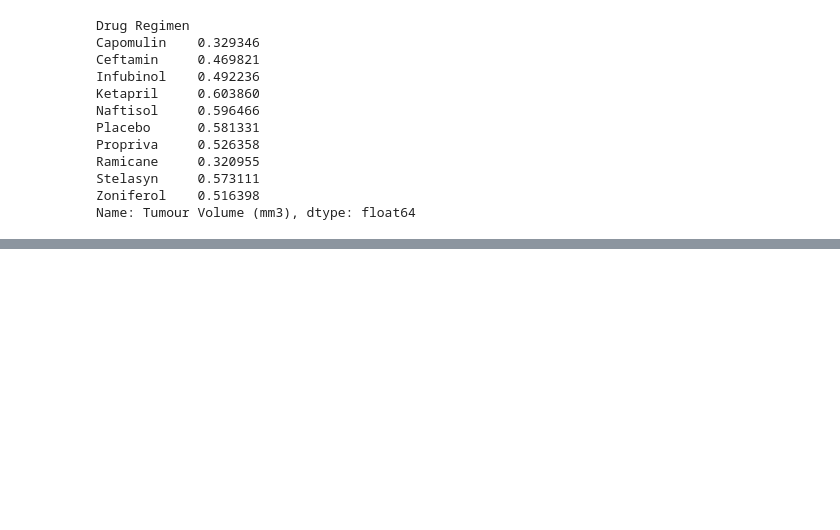
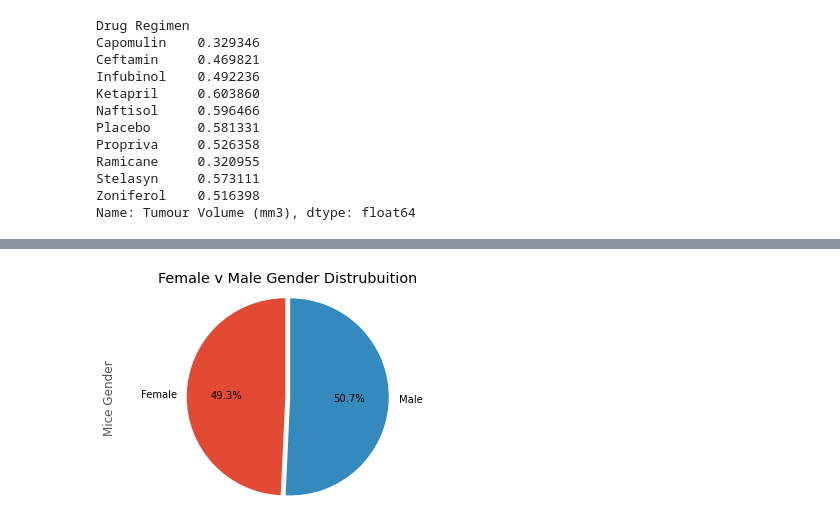
Before and after one commit to TroyFoote/Pymaceuticals_Data_Visualisation, a Jupyter notebook: Main.ipynb, the cells around one changed output, grey strips where cells are left out. Saved outputs shown, nothing was run; the diff lists cells and outputs as text; code cells hidden in the pictures; blank space fills up the shorter version.

```diff
--- a/Main.ipynb
+++ b/Main.ipynb
@@ -217,0 +244,14 @@ tvc_agg_sem = tumour_volume_combined['Tumour Volume (mm3) SEM'].agg('sem')
+# %%
+# Generate a pie plot showing the distribution of female versus male mice using Pandas
+mouse_gender = mouse_clean_data.groupby('Sex')['Sex'].count()
+
+#Create pie chart
+mouse_gender_pie = mouse_gender.plot(kind='pie', y='Sex', title=("Female v Male Gender Distrubuition"), autopct="%1.1f%%",
+                                        explode=explode, startangle=90)
+mouse_gender_pie.set_ylabel("Mice Gender")
+
+plt.axis("equal")
+
+mouse_gender_pie;
+# %% [output]
+[figure, added]
```
Also changed, not shown: parts of 24 cells of this notebook, 1 other file.
